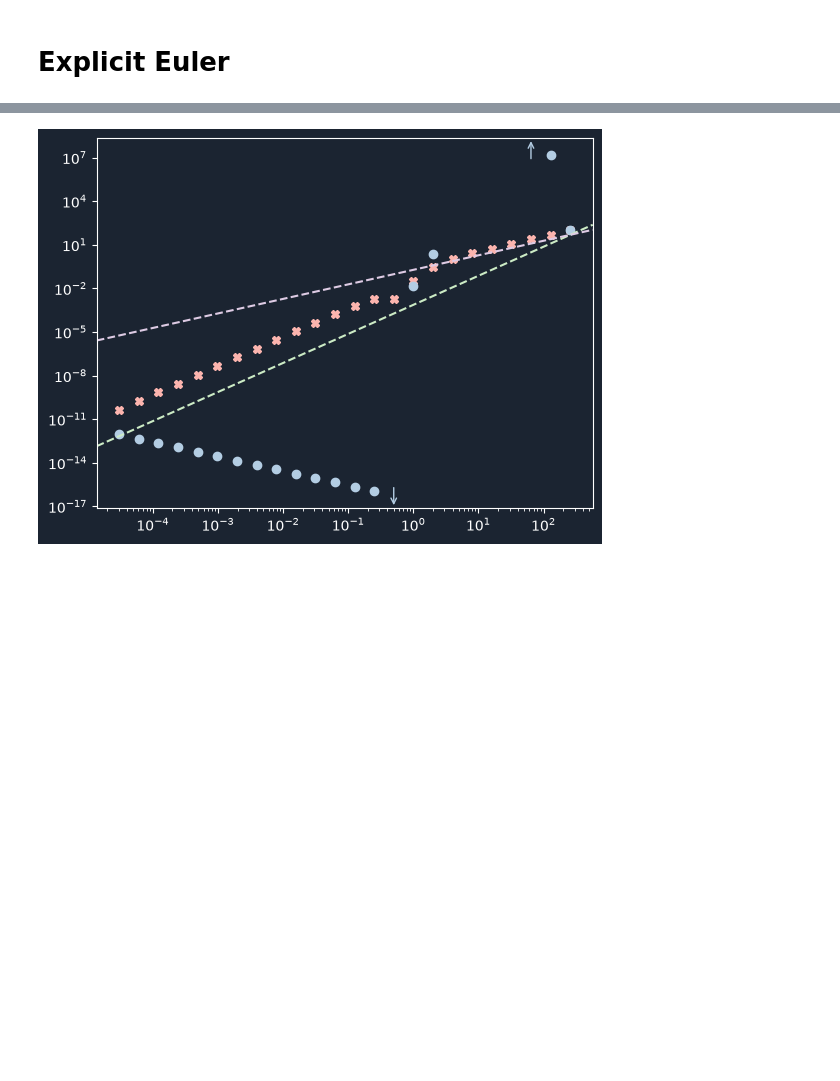
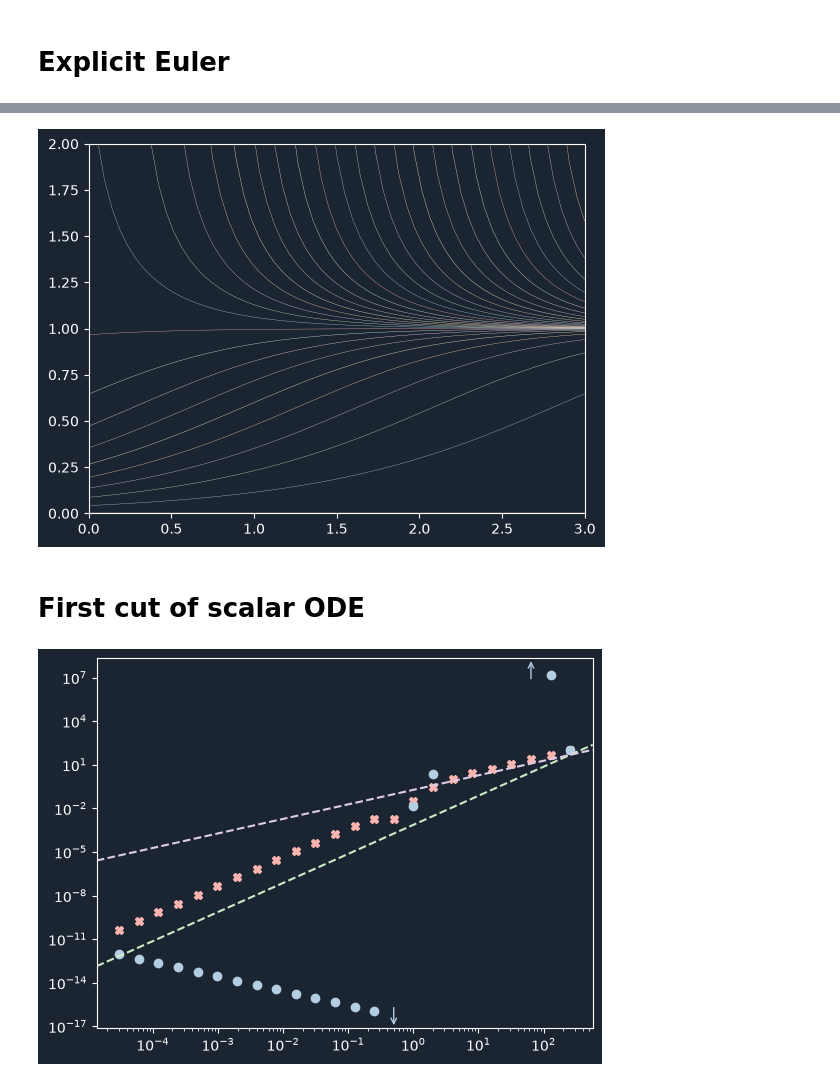
Before and after one commit to 3257077517-collab/Team17, a Jupyter notebook: report/notes.ipynb, the cells around one changed output, grey strips where cells are left out. Drawn from its saved outputs; the diff is of its cells as text; code cells hidden in the pictures; blank space fills up the shorter version.

```diff
--- a/report/notes.ipynb
+++ b/report/notes.ipynb
@@ -71,3 +67,37 @@ equal to ``p2[8]``.  The partition is::
+# %%
+ts = np.linspace(0.0, 3.0, 65)
+
+fig: plt.Figure
+ax: plt.Axes
+fig, ax = plt.subplots()
+ax.set_xlim(0.0, 3.0)
+ax.set_ylim(0.0, 2.0)
+
+# integral of fun gives line that has slope of y at every point of y
+# then transform by rotating 90deg CCW to get orthogonal line
+
+def x_fun(y):
+    y = 0.5 * y * y
+    return (y - 1.0) * y
+
+L, _ = itg.quad(lambda u: np.sqrt(fun(0.0, u)**2 + 1.0), 0.0, 2.0)
+y0s = itg.solve_ivp(
+    lambda t, y: np.reciprocal(np.sqrt(fun(0.0, y)**2 + 1.0)),
+    (0.0, L),
+    [0.0],
+    t_eval=np.linspace(0.0, L, 33),
+).y[0]
+t0s = x_fun(y0s) + 1.0
+
+for t0, y0 in np.column_stack((t0s, y0s)):
+    ye = y_exact(ts - t0, y0)
+    ax.plot(ts, ye, linewidth='0.25')
+
+plt.show()
+# %% [output]
+[figure, added]
+# %% [markdown]
+# First cut of scalar ODE
 # %%
 
 def ivp_explicit_euler(f, tbounds, u0, num_steps):
```
Also changed, not shown: parts of 6 cells of this notebook.
